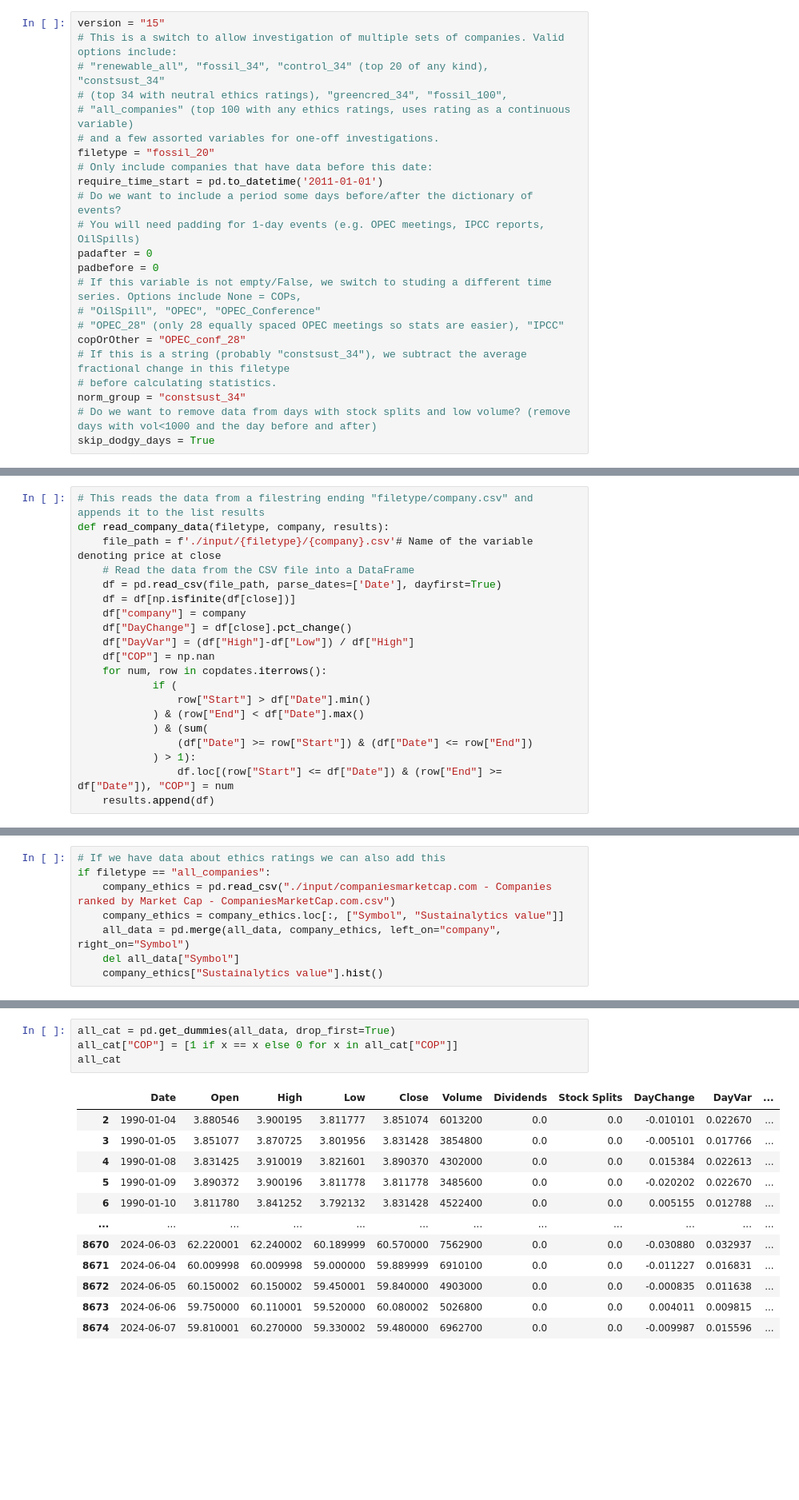
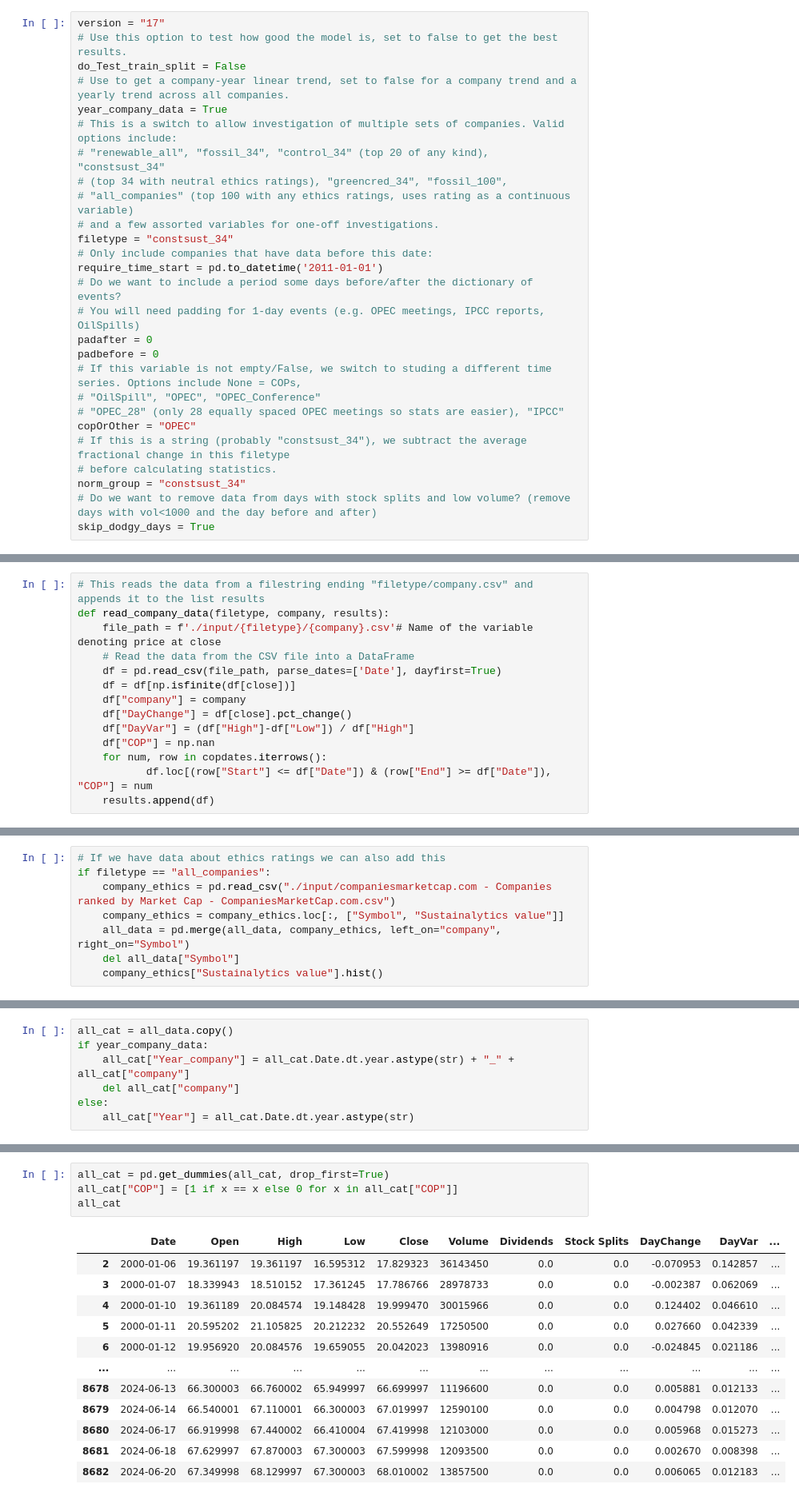
Before and after one commit to Rlamboll/HowStocksJudgeCops, a Jupyter notebook: 03_FitLinearModel.ipynb, the cells around one changed output, grey strips where cells are left out. Shown at 80% size. Drawn from its saved outputs; the diff is of its cells as text; blank space fills up the shorter version.

```diff
--- a/03_FitLinearModel.ipynb
+++ b/03_FitLinearModel.ipynb
@@ -14,13 +14,17 @@ from scipy.stats import ttest_1samp, gstd, kstest, ttest_ind
 from sklearn.linear_model import LinearRegression
 import statsmodels.api as sm
 # %%
-version = "15"
+version = "17"
+# Use this option to test how good the model is, set to false to get the best results.
+do_Test_train_split = False
+# Use to get a company-year linear trend, set to false for a company trend and a yearly trend across all companies.
+year_company_data = True
 # This is a switch to allow investigation of multiple sets of companies. Valid options include:
 # "renewable_all", "fossil_34", "control_34" (top 20 of any kind), "constsust_34"
 # (top 34 with neutral ethics ratings), "greencred_34", "fossil_100",
 # "all_companies" (top 100 with any ethics ratings, uses rating as a continuous variable)
 # and a few assorted variables for one-off investigations.
-filetype = "fossil_20"
+filetype = "constsust_34"
 # Only include companies that have data before this date:
 require_time_start = pd.to_datetime('2011-01-01')
 # Do we want to include a period some days before/after the dictionary of events?
@@ -30,7 +34,7 @@ padbefore = 0
 # If this variable is not empty/False, we switch to studing a different time series. Options include None = COPs,
 # "OilSpill", "OPEC", "OPEC_Conference"
 # "OPEC_28" (only 28 equally spaced OPEC meetings so stats are easier), "IPCC"
-copOrOther = "OPEC_conf_28"
+copOrOther = "OPEC"
 # If this is a string (probably "constsust_34"), we subtract the average fractional change in this filetype
 # before calculating statistics.
 norm_group = "constsust_34"
@@ -209,13 +213,7 @@ def read_company_data(filetype, company, results):
     df["DayVar"] = (df["High"]-df["Low"]) / df["High"]
     df["COP"] = np.nan
     for num, row in copdates.iterrows():
-            if (
-                row["Start"] > df["Date"].min()
-            ) & (row["End"] < df["Date"].max()
-            ) & (sum(
-                (df["Date"] >= row["Start"]) & (df["Date"] <= row["End"])
-            ) > 1):
-                df.loc[(row["Start"] <= df["Date"]) & (row["End"] >= df["Date"]), "COP"] = num
+           df.loc[(row["Start"] <= df["Date"]) & (row["End"] >= df["Date"]), "COP"] = num
     results.append(df)
 # %%
 all_data = []
@@ -297,0 +325,7 @@ if filetype == "all_companies":
+# %%
+all_cat = all_data.copy()
+if year_company_data:
+    all_cat["Year_company"] = all_cat.Date.dt.year.astype(str) + "_" + all_cat["company"]
+    del all_cat["company"]
+else:
+    all_cat["Year"] = all_cat.Date.dt.year.astype(str)
@@ -298,17 +348,17 @@ if filetype == "all_companies":
 # %%
-all_cat = pd.get_dummies(all_data, drop_first=True)
+all_cat = pd.get_dummies(all_cat, drop_first=True)
 all_cat["COP"] = [1 if x == x else 0 for x in all_cat["COP"]]
 all_cat
 # %% [output]
 |  | Date | Open | High | Low | Close | Volume | Dividends | Stock Splits | DayChange | DayVar | ... |
-| 2 | 1990-01-04 | 3.880546 | 3.900195 | 3.811777 | 3.851074 | 6013200 | 0.0 | 0.0 | -0.010101 | 0.022670 | ... |
-| 3 | 1990-01-05 | 3.851077 | 3.870725 | 3.801956 | 3.831428 | 3854800 | 0.0 | 0.0 | -0.005101 | 0.017766 | ... |
-| 4 | 1990-01-08 | 3.831425 | 3.910019 | 3.821601 | 3.890370 | 4302000 | 0.0 | 0.0 | 0.015384 | 0.022613 | ... |
-| 5 | 1990-01-09 | 3.890372 | 3.900196 | 3.811778 | 3.811778 | 3485600 | 0.0 | 0.0 | -0.020202 | 0.022670 | ... |
-| 6 | 1990-01-10 | 3.811780 | 3.841252 | 3.792132 | 3.831428 | 4522400 | 0.0 | 0.0 | 0.005155 | 0.012788 | ... |
+| 2 | 2000-01-06 | 19.361197 | 19.361197 | 16.595312 | 17.829323 | 36143450 | 0.0 | 0.0 | -0.070953 | 0.142857 | ... |
+| 3 | 2000-01-07 | 18.339943 | 18.510152 | 17.361245 | 17.786766 | 28978733 | 0.0 | 0.0 | -0.002387 | 0.062069 | ... |
+| 4 | 2000-01-10 | 19.361189 | 20.084574 | 19.148428 | 19.999470 | 30015966 | 0.0 | 0.0 | 0.124402 | 0.046610 | ... |
+| 5 | 2000-01-11 | 20.595202 | 21.105825 | 20.212232 | 20.552649 | 17250500 | 0.0 | 0.0 | 0.027660 | 0.042339 | ... |
+| 6 | 2000-01-12 | 19.956920 | 20.084576 | 19.659055 | 20.042023 | 13980916 | 0.0 | 0.0 | -0.024845 | 0.021186 | ... |
 | ... | ... | ... | ... | ... | ... | ... | ... | ... | ... | ... | ... |
-| 8670 | 2024-06-03 | 62.220001 | 62.240002 | 60.189999 | 60.570000 | 7562900 | 0.0 | 0.0 | -0.030880 | 0.032937 | ... |
-| 8671 | 2024-06-04 | 60.009998 | 60.009998 | 59.000000 | 59.889999 | 6910100 | 0.0 | 0.0 | -0.011227 | 0.016831 | ... |
-| 8672 | 2024-06-05 | 60.150002 | 60.150002 | 59.450001 | 59.840000 | 4903000 | 0.0 | 0.0 | -0.000835 | 0.011638 | ... |
-| 8673 | 2024-06-06 | 59.750000 | 60.110001 | 59.520000 | 60.080002 | 5026800 | 0.0 | 0.0 | 0.004011 | 0.009815 | ... |
-| 8674 | 2024-06-07 | 59.810001 | 60.270000 | 59.330002 | 59.480000 | 6962700 | 0.0 | 0.0 | -0.009987 | 0.015596 | ... |
+| 8678 | 2024-06-13 | 66.300003 | 66.760002 | 65.949997 | 66.699997 | 11196600 | 0.0 | 0.0 | 0.005881 | 0.012133 | ... |
+| 8679 | 2024-06-14 | 66.540001 | 67.110001 | 66.300003 | 67.019997 | 12590100 | 0.0 | 0.0 | 0.004798 | 0.012070 | ... |
+| 8680 | 2024-06-17 | 66.919998 | 67.440002 | 66.410004 | 67.419998 | 12103000 | 0.0 | 0.0 | 0.005968 | 0.015273 | ... |
+| 8681 | 2024-06-18 | 67.629997 | 67.870003 | 67.300003 | 67.599998 | 12093500 | 0.0 | 0.0 | 0.002670 | 0.008398 | ... |
+| 8682 | 2024-06-20 | 67.349998 | 68.129997 | 67.300003 | 68.010002 | 13857500 | 0.0 | 0.0 | 0.006065 | 0.012183 | ... |
```
Also changed, not shown: parts of 18 cells of this notebook, 5 other files.
